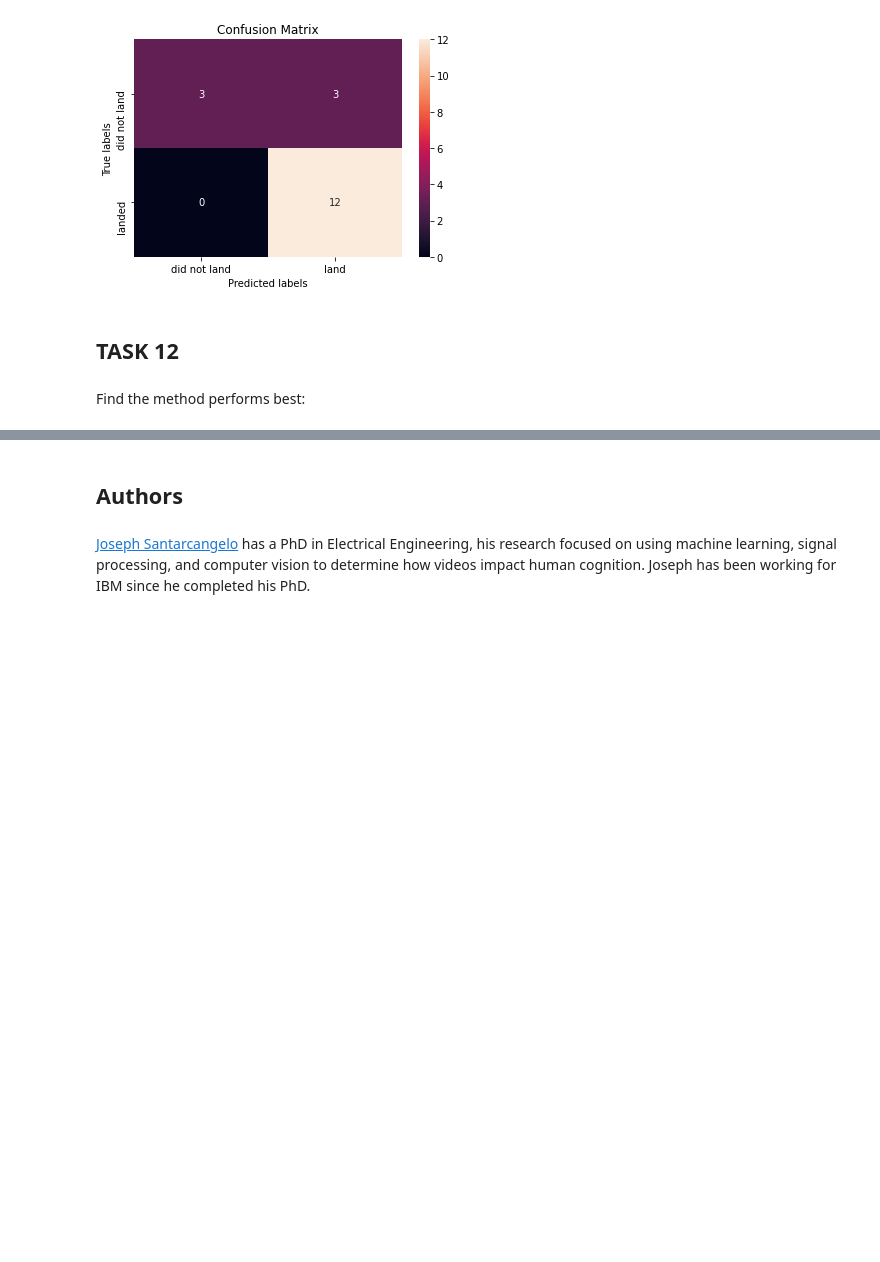
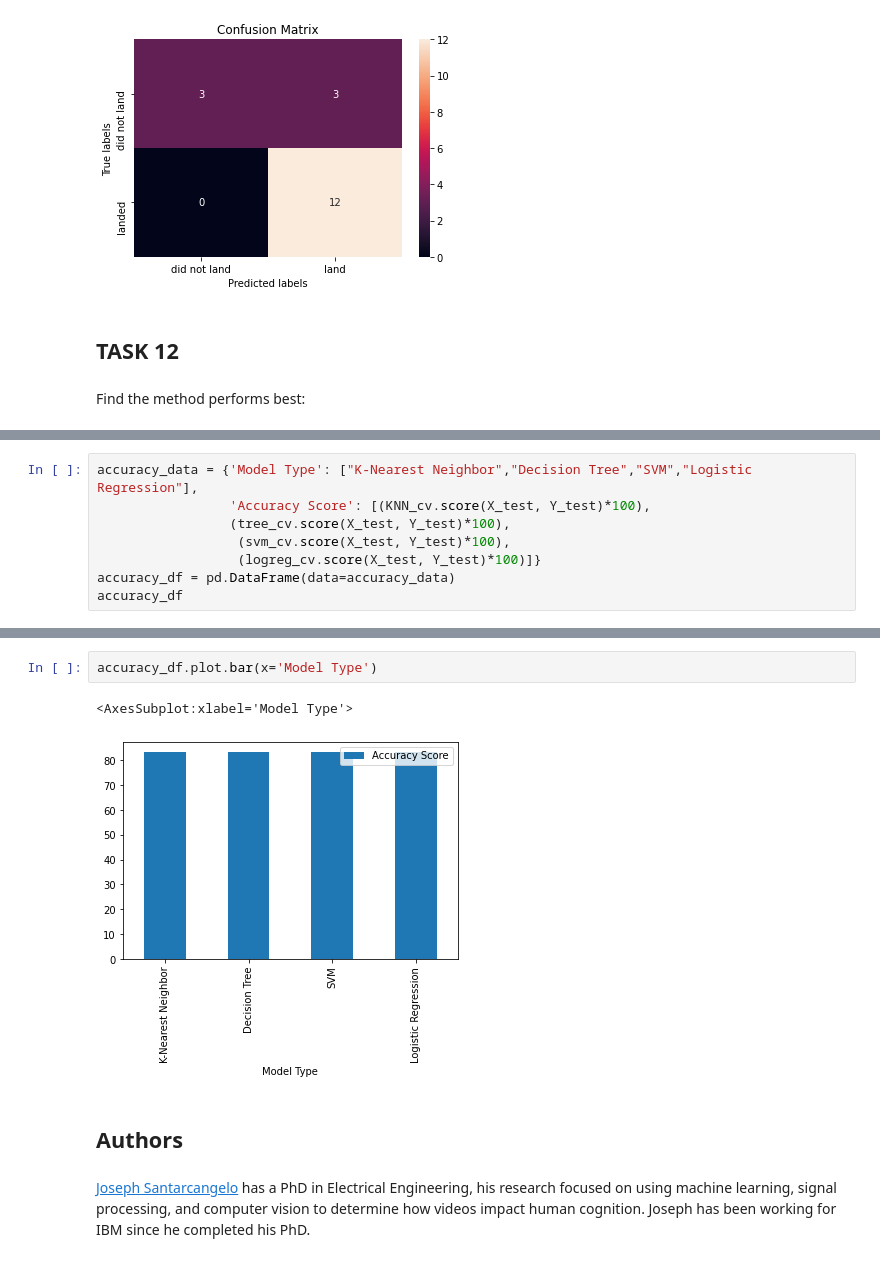
Before and after one commit to TheToastBones/DataScienceCapstone, a Jupyter notebook: Lab 7 SpaceX_Machine Learning Prediction_Part_5.ipynb, the cells around one changed output, grey strips where cells are left out. Drawn from its saved outputs; the diff is of its cells as text; blank space fills up the shorter version.

Commit message:
Machine Learning Optimization
Build and optimize several machine learning models, test which one works best. Spoiler: they all do.

```diff
--- a/Lab 7 SpaceX_Machine Learning Prediction_Part_5.ipynb
+++ b/Lab 7 SpaceX_Machine Learning Prediction_Part_5.ipynb
@@ -340,0 +362,8 @@ It appears that all the models perform at roughly the same accuracy. This is lik
+# %%
+accuracy_data = {'Model Type': ["K-Nearest Neighbor","Decision Tree","SVM","Logistic Regression"],
+                 'Accuracy Score': [(KNN_cv.score(X_test, Y_test)*100),
+                 (tree_cv.score(X_test, Y_test)*100),
+                  (svm_cv.score(X_test, Y_test)*100),
+                  (logreg_cv.score(X_test, Y_test)*100)]}
+accuracy_df = pd.DataFrame(data=accuracy_data)
+accuracy_df
@@ -341,3 +376,8 @@ It appears that all the models perform at roughly the same accuracy. This is lik
+# %%
+accuracy_df.plot.bar(x='Model Type')
+# %% [output]
+<AxesSubplot:xlabel='Model Type'>
+[figure, added]
 # %% [markdown]
 ## Authors
 # %% [markdown]
```
Also changed, not shown: parts of 4 cells of this notebook.
